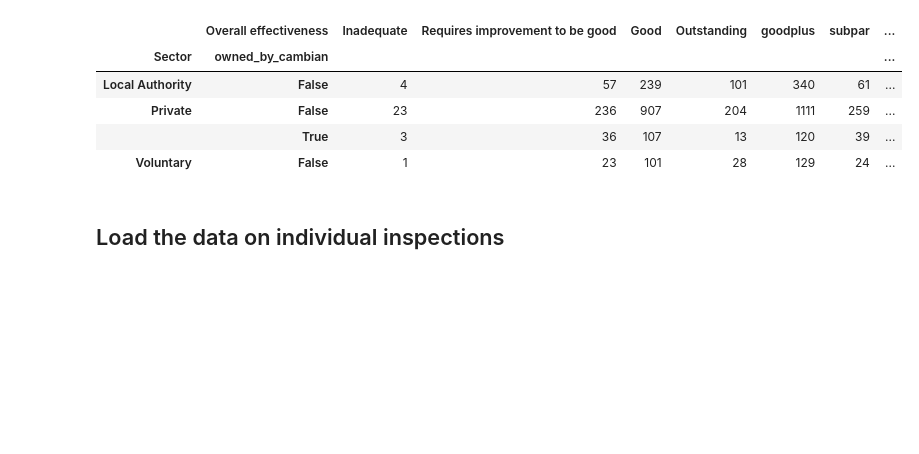
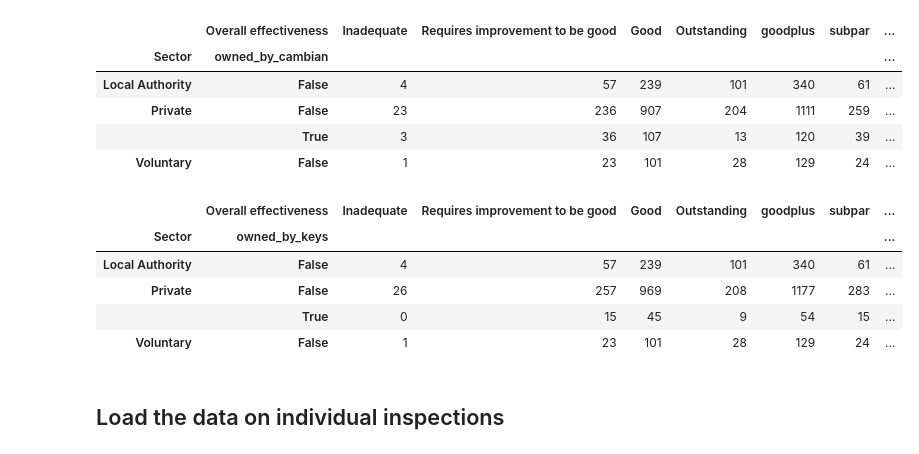
Before and after one commit to BuzzFeedNews/2018-07-ofsted-inspections, a Jupyter notebook: notebooks/00-analyze-ofsted-data.ipynb, the cells around one changed output. Drawn from its saved outputs; the diff is of its cells as text; code cells hidden in the pictures; blank space fills up the shorter version.

```diff
--- a/notebooks/00-analyze-ofsted-data.ipynb
+++ b/notebooks/00-analyze-ofsted-data.ipynb
@@ -13,6 +13,19 @@ private_ownerships = pd.read_csv(
 )
 # %%
 CAMBIAN_PATTERN = r"Cambian|Interact Care"
+# %%
+KEYS_PATTERN = r"|".join("""
+Active 8
+Bettercare
+Broadwood
+Keys Care
+Keys Childcare
+Keys Education
+Keys Group
+New Horizons Childcare
+Quality Time Care
+Stepping Stones
+""".strip().split("\n"))
 # %% [markdown]
 ## Load the "as at 31 March 2018" data
 
@@ -50,7 +63,17 @@ as_at_data = (
 
     # Classify private-sector ownership
     .assign(
-        owned_by_cambian = lambda x: x["Owner"].str.contains(CAMBIAN_PATTERN, na = False, case = False)
+        owned_by_cambian = lambda x: x["Owner"].str.contains(
+            CAMBIAN_PATTERN,
+            na = False,
+            case = False
+        ),
+
+        owned_by_keys = lambda x: x["Owner"].str.contains(
+            KEYS_PATTERN,
+            na = False,
+            case = False
+        )
     )
 )
 
@@ -184,6 +232,7 @@ def calculate_totals(grouped_df, normalize = False):
         .value_counts(normalize = normalize)
         .unstack()
         .fillna(0)
+        .astype(float if normalize else int)
         [[
             "Inadequate",
             "Requires improvement to be good",
@@ -230,6 +279,22 @@ def calculate_totals(grouped_df, normalize = False):
 | Private | False | 23 | 236 | 907 | 204 | 1111 | 259 | ... |
 |  | True | 3 | 36 | 107 | 13 | 120 | 39 | ... |
 | Voluntary | False | 1 | 23 | 101 | 28 | 129 | 24 | ... |
+# %%
+(
+    as_at_data_filtered
+    .groupby([
+        "Sector",
+        "owned_by_keys"
+    ])
+    .pipe(calculate_totals)
+)
+# %% [output]
+|  | Overall effectiveness | Inadequate | Requires improvement to be good | Good | Outstanding | goodplus | subpar | ... |
+| Sector | owned_by_keys |  |  |  |  |  |  | ... |
+| Local Authority | False | 4 | 57 | 239 | 101 | 340 | 61 | ... |
+| Private | False | 26 | 257 | 969 | 208 | 1177 | 283 | ... |
+|  | True | 0 | 15 | 45 | 9 | 54 | 15 | ... |
+| Voluntary | False | 1 | 23 | 101 | 28 | 129 | 24 | ... |
 # %% [markdown]
 ## Load the data on individual inspections
 # %%
```
Also changed, not shown: parts of 10 cells of this notebook, 1 other file.
